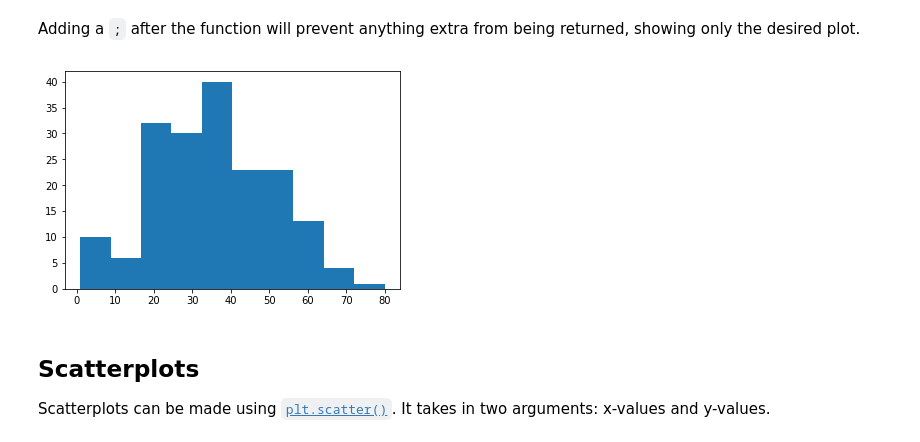
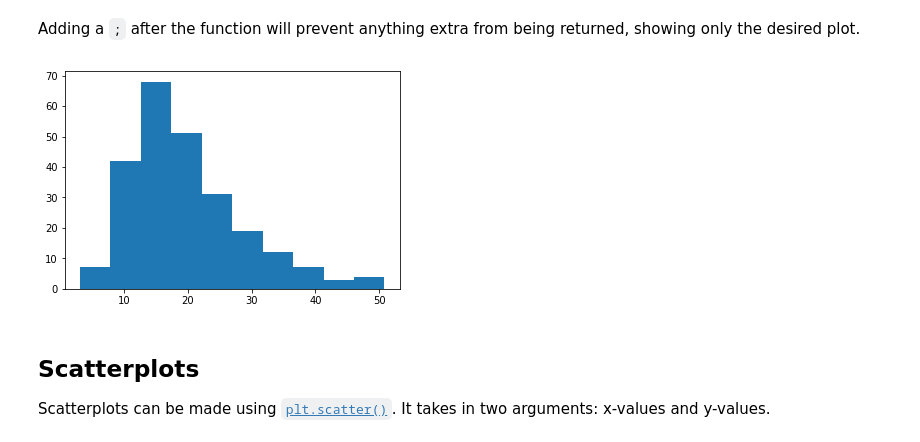
Before and after one commit to mpagador/python-libraries-visualization-workshop, a Jupyter notebook: DSS_Python_Libraries_Visualizations_Workshop_3_6_(Notebook).ipynb, the cells around one changed output. Cells and saved outputs as stored; diff of their text form; code cells hidden in the pictures.

```diff
--- a/DSS_Python_Libraries_Visualizations_Workshop_3_6_(Notebook).ipynb
+++ b/DSS_Python_Libraries_Visualizations_Workshop_3_6_(Notebook).ipynb
@@ -761,4 +739,4 @@ To explore other types of charts, let's load in a built-in dataset from Seanborn
 # %%
-titanic = sns.load_dataset('titanic').dropna()
-titanic.head()
+tips = sns.load_dataset('tips')
+tips.head()
 # %% [output]
@@ -782,9 +760,9 @@ plt.hist(titanic['age'])
 # %% [markdown]
 Adding a `;` after the function will prevent anything extra from being returned, showing only the desired plot.
 # %%
-plt.hist(titanic['age']);
+plt.hist(tips['total_bill']);
 # %% [output]
-[figure, old version]
+[figure, new version]
 # %% [markdown]
 ## Scatterplots
 Scatterplots can be made using [`plt.scatter()`](https://matplotlib.org/api/_as_gen/matplotlib.pyplot.scatter.html). It takes in two arguments: x-values and y-values.
```
Also changed, not shown: parts of 90 cells of this notebook.
